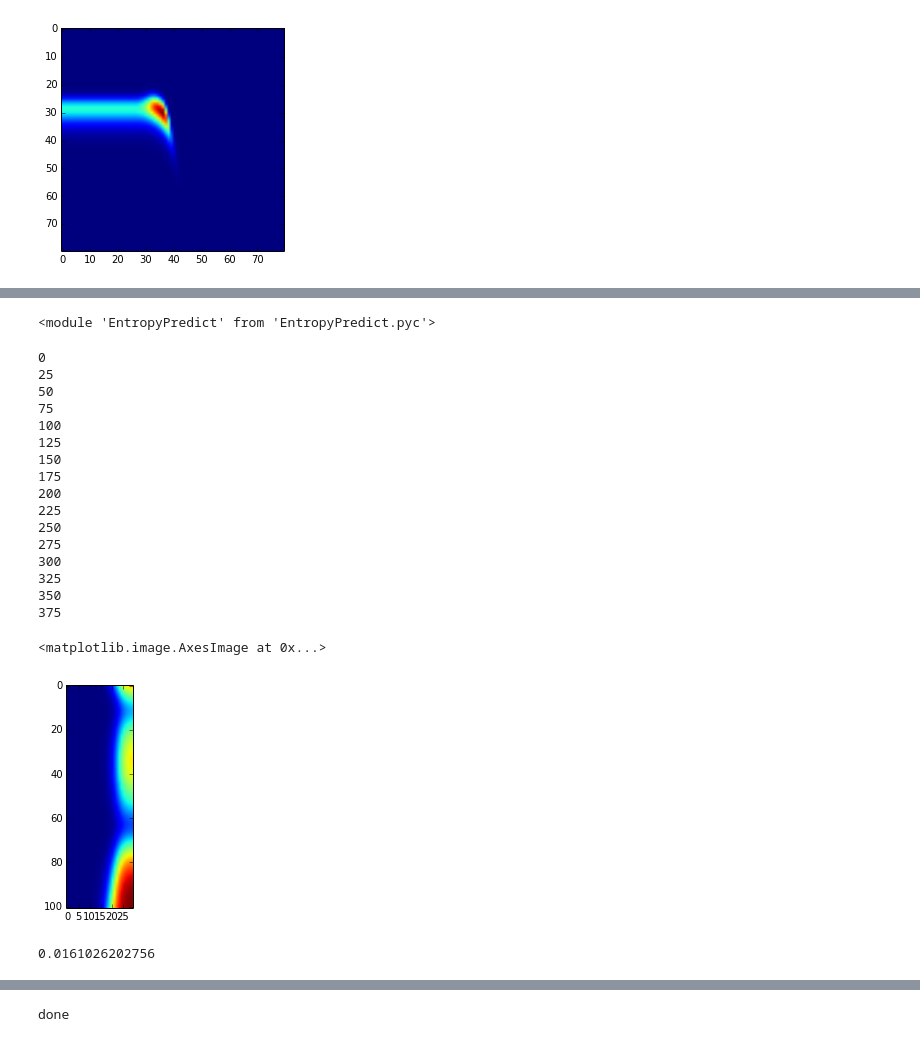
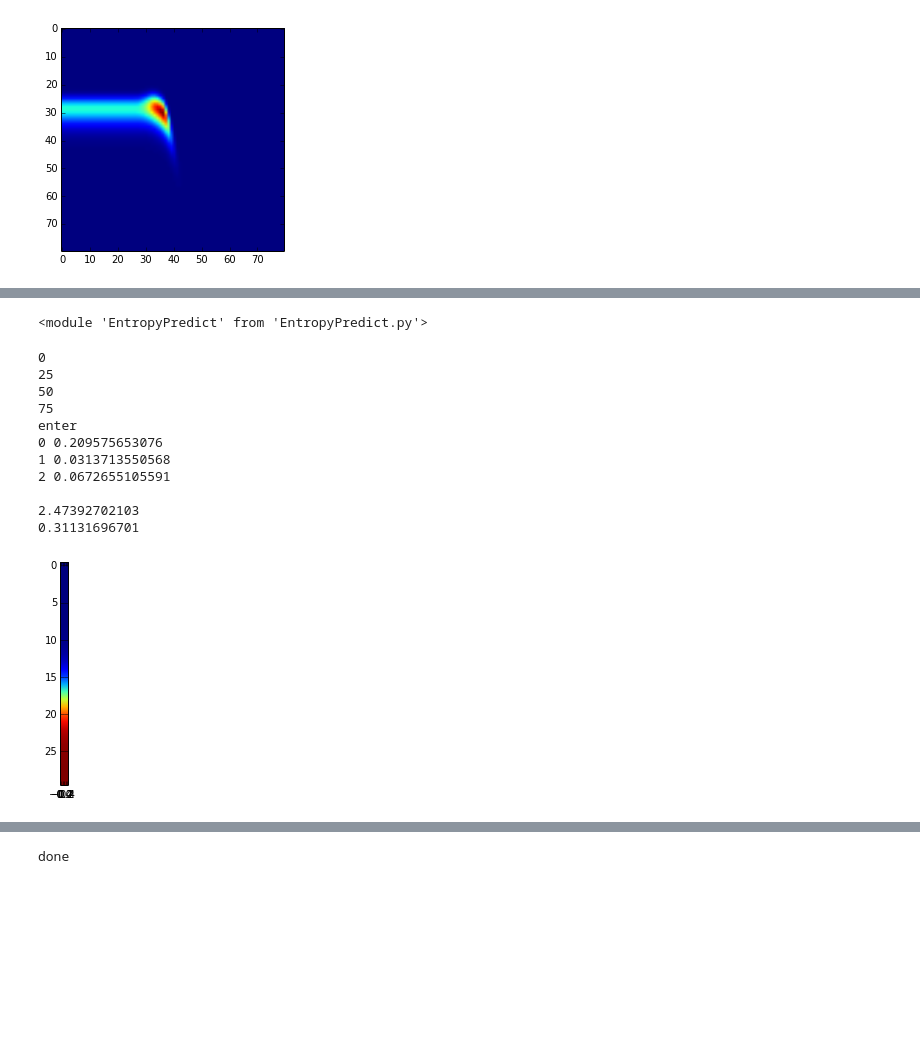
Before and after one commit to markm541374/ES, a Jupyter notebook: scatch.ipynb, the cells around one changed output, grey strips where cells are left out. Cells and saved outputs as stored; diff of their text form; code cells hidden in the pictures; blank space fills up the shorter version.

Commit message:
moved entropy calculations to precompute as much as possible in teh drawing stage

```diff
--- a/scatch.ipynb
+++ b/scatch.ipynb
@@ -49,5 +49,5 @@ plt.plot(m[:,1])
 # %%
-kf = GPep.gen_sqexp_k_d([1.,1.])
+kf = GPep.gen_sqexp_k_d([1.,0.2])
 
 Xo=sp.matrix([[-0.85],[-0.7],[0.1],[0.4]])
 Yo=sp.matrix([[0.35],[0.2],[-0.4],[-0.1]])
@@ -57,32 +57,34 @@ Do=[[sp.NaN],[sp.NaN],[sp.NaN],[sp.NaN]]
 import EntropyPredict
 reload(EntropyPredict)
 # %% [output]
-<module 'EntropyPredict' from 'EntropyPredict.pyc'>
+<module 'EntropyPredict' from 'EntropyPredict.py'>
 # %%
 si=sp.logspace(4,-4,30)
-xi=sp.linspace(-1,1,101)
-H=EntropyPredict.predict_1dfixk([Xo,Yo,So,Do],kf,xi,si)
-plt.imshow(H)
+#si=[0.01]
+#xi=[0.23]
+xi=sp.linspace(-1,1,1)
+t0=time.time()
+#H=EntropyPredict.predict_1dfixk([Xo,Yo,So,Do],kf,xi,si,nd=100)
+t1=time.time()
+GG=EntropyPredict.makedraws([Xo,Yo,So,Do],kf,nd=100)
+t2=time.time()
+H1=EntropyPredict.inferH(GG,sp.matrix(xi).T,si)
+t3=time.time()
+
+plt.imshow(H1.T)
+print ''
+print t2-t1
+print t3-t2
 # %% [output]
 0
 25
 50
 75
-100
-125
-150
-175
-200
-225
-250
-275
-300
-325
-350
-375
+enter
+0 0.209575653076
+1 0.0313713550568
+2 0.0672655105591
+
+2.47392702103
+0.31131696701
-<matplotlib.image.AxesImage at 0x...>
-[figure, old version]
+[figure, new version]
-# %%
-print si[21]
-# %% [output]
-0.0161026202756
```
Also changed, not shown: parts of 8 cells of this notebook, 5 other files.
